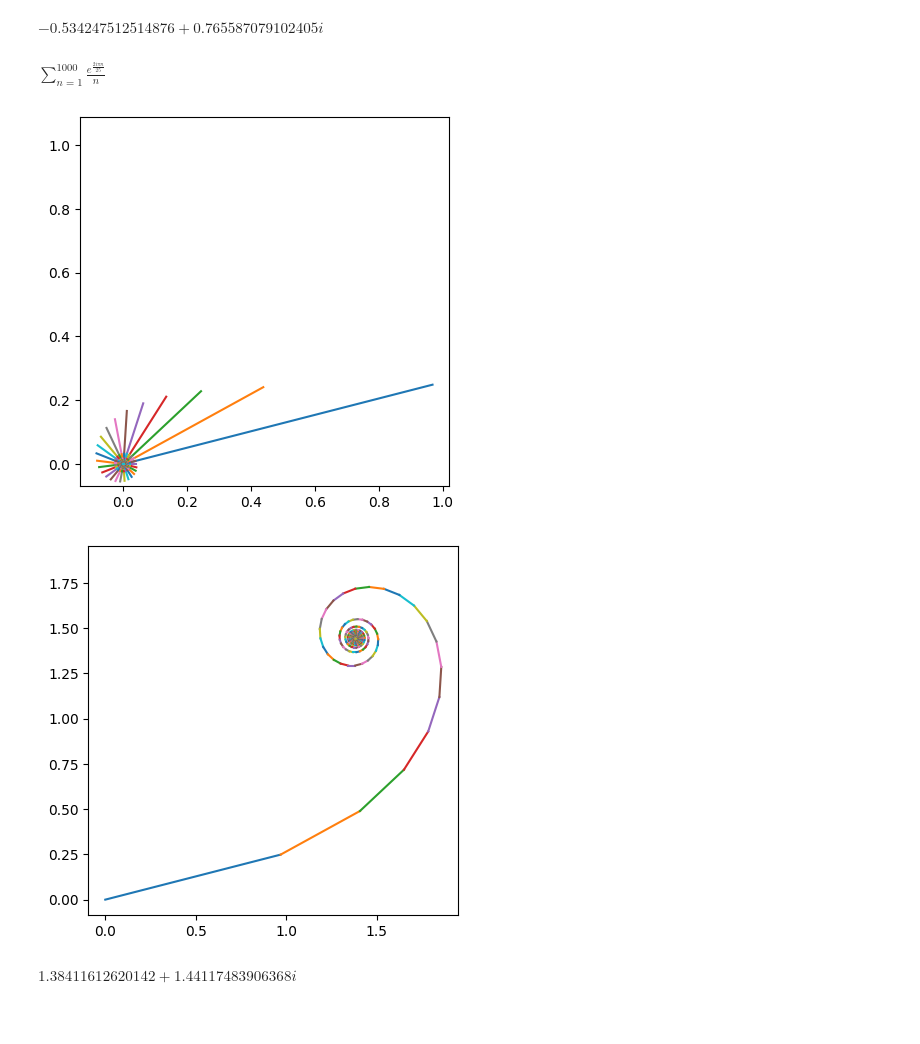
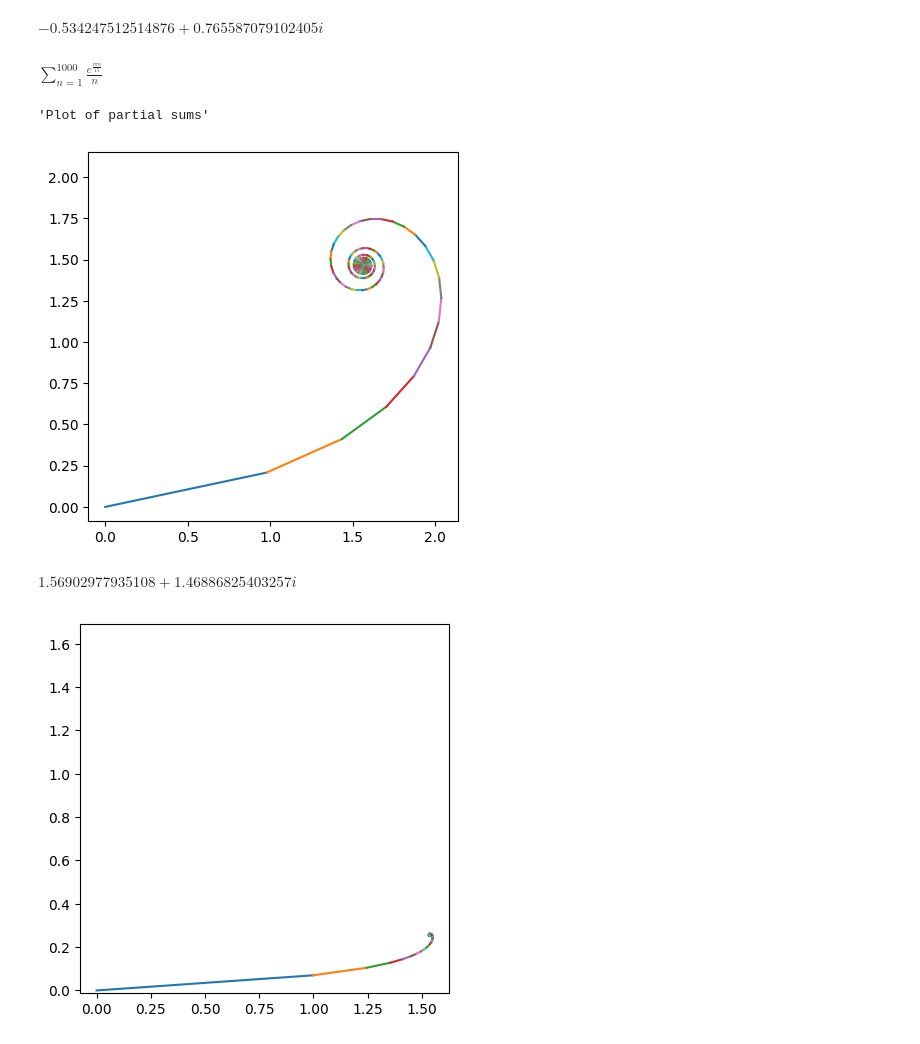
Before and after one commit to Charlie3169/it3038c-scripts, a Jupyter notebook: final/FinalProject.ipynb, the cells around one changed output. Drawn from its saved outputs; the diff is of its cells as text; code cells hidden in the pictures.

```diff
--- a/final/FinalProject.ipynb
+++ b/final/FinalProject.ipynb
@@ -165,25 +169,35 @@ def complexPlotSequence(inputSequence : SeqFormula):
     plt.axis('square')
     plt.show()
 # %%
-rootOfUnity = 25
+rootOfUnity = 30
 sValue = 1
 offset = 0
 numTerms = 1000
 
-# I might try to make a plotter that only asks for a function as input
+# I might try to make a plotter that only asks for a function as input along with ranges
+# It would also be nice to be able to freely convert from Sum Objects to Sequences
 functionToPlot = rootOfUnityZetaFunction(rootOfUnity, offset, sValue)
 display(Sum(functionToPlot, (n, 1, numTerms)))
 functionSequence = sequenceBuilder(functionToPlot, 1, numTerms)
 
 # Plot of the sequence
-complexPlotSequence(functionSequence)
+# Really only shows that a sequence converges to 0
+#display('Sequence values')
+#complexPlotSequence(functionSequence)
 
 # Plot of the partial sums
+display('Plot of partial sums')
 complexPlotPartialSum(partialSumSequence(functionSequence))
+display(evaluateSum(functionSequence,15))
 
-display(evaluateSum(functionSequence,15))
+#Extra
+complexPlotPartialSum(partialSumSequence(sequenceBuilder(rootOfUnityZetaFunction(90, 0, 2), 1, numTerms)))
+complexPlotPartialSum(partialSumSequence(sequenceBuilder(rootOfUnityZetaFunction(5, 0, 1), 1, numTerms)))
+#This one is super slow, delete if neeeded
+complexPlotPartialSum(partialSumSequence(sequenceBuilder(rootOfUnityZetaFunction(2.5, 0, 1), 1, numTerms)))
 # %% [output]
-$\displaystyle \sum_{n=1}^{1000} \frac{e^{\frac{2 i \pi n}{25}}}{n}$
+$\displaystyle \sum_{n=1}^{1000} \frac{e^{\frac{i \pi n}{15}}}{n}$
+'Plot of partial sums'
-[figure, old version]
+[figure, new version]
+$\displaystyle 1.56902977935108 + 1.46886825403257 i$
-[figure, old version]
+[figure, new version]
-$\displaystyle 1.38411612620142 + 1.44117483906368 i$
```
Also changed, not shown: parts of 4 cells of this notebook.
